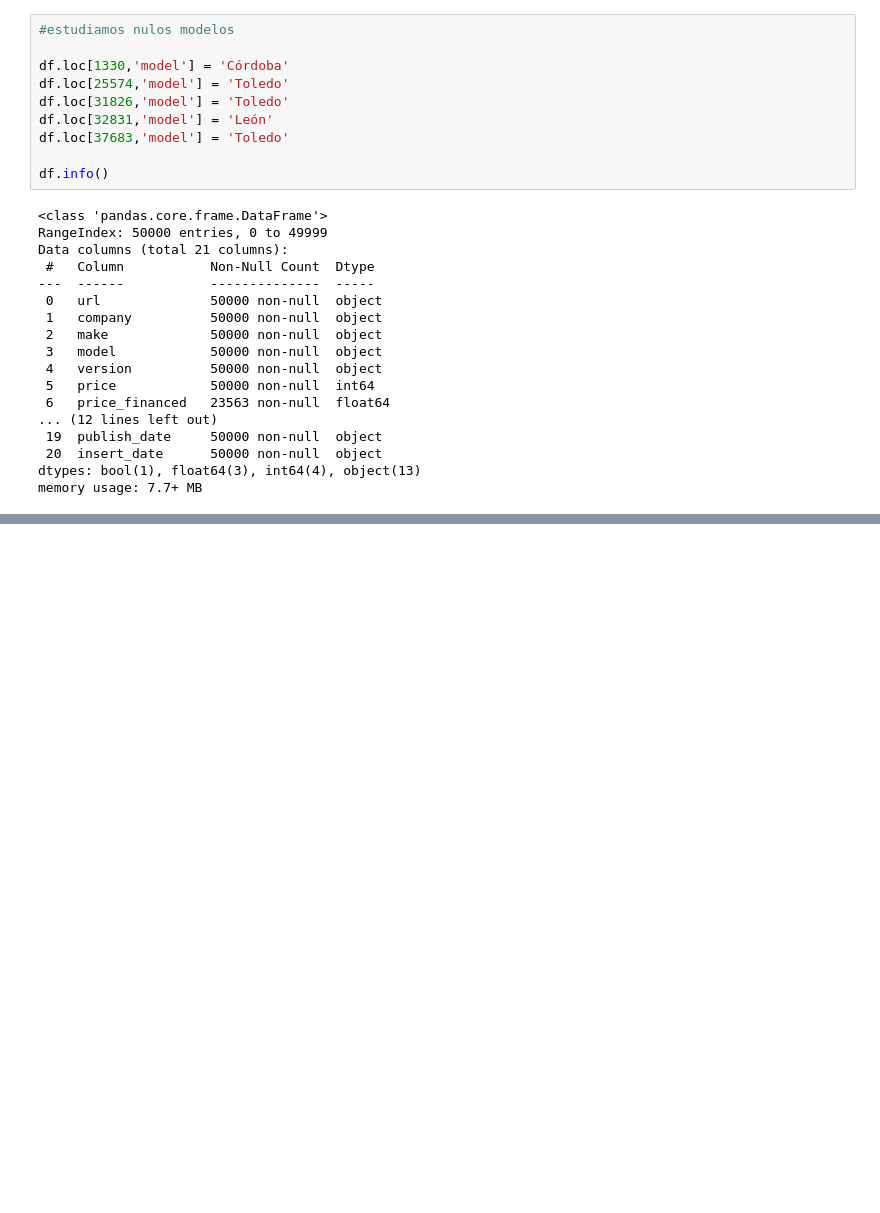
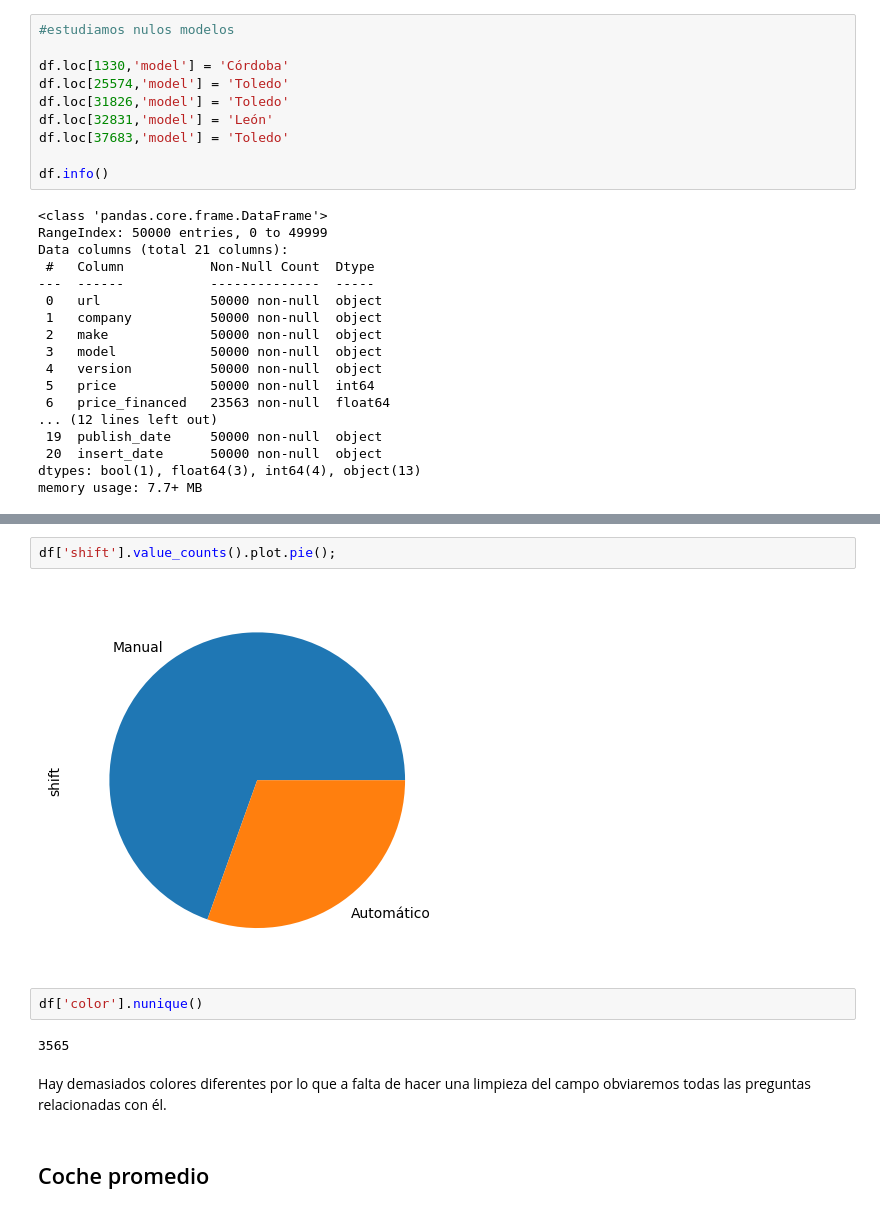
Before and after one commit to jdonosop/proyecto-portafolio, a Jupyter notebook: notebooks/Notebook_1.ipynb, the cells around one changed output, grey strips where cells are left out. Saved outputs shown, nothing was run; the diff lists cells and outputs as text; blank space fills up the shorter version.

```diff
--- a/notebooks/Notebook_1.ipynb
+++ b/notebooks/Notebook_1.ipynb
@@ -150,0 +253,12 @@ dtype: float64
+# %%
+df['shift'].value_counts().plot.pie();
+# %% [output]
+[figure, added]
+# %%
+df['color'].nunique()
+# %% [output]
+3565
+# %% [markdown]
+Hay demasiados colores diferentes por lo que a falta de hacer una limpieza del campo obviaremos todas las preguntas relacionadas con él.
+# %% [markdown]
+## Coche promedio
```
Also changed, not shown: parts of 27 cells of this notebook.
